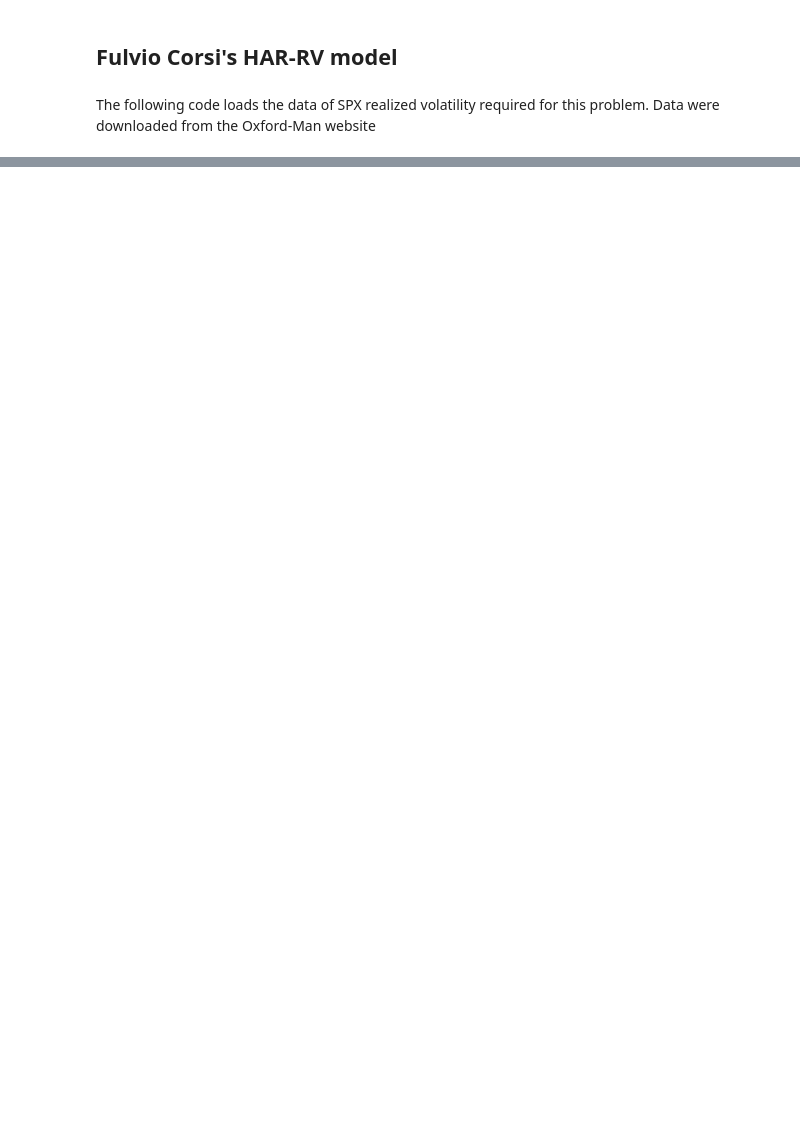
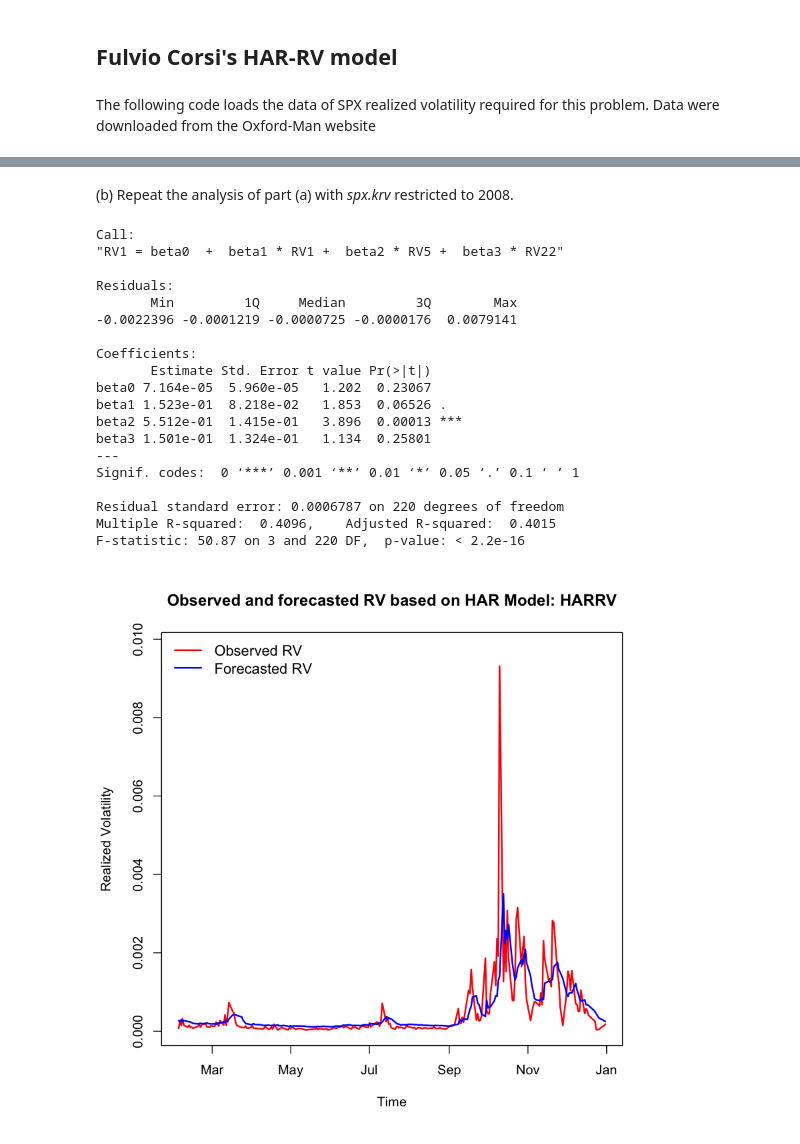
Before and after one commit to wubiya/MicroStructure, a Jupyter notebook: 9879HW6_Wu_Biya.ipynb, the cells around one changed output, grey strips where cells are left out. Cells and saved outputs as stored; diff of their text form; code cells hidden in the pictures; blank space fills up the shorter version.

```diff
--- a/9879HW6_Wu_Biya.ipynb
+++ b/9879HW6_Wu_Biya.ipynb
@@ -216,0 +251,30 @@ data.frame(head(spx.krv))
+# %% [markdown]
+
+(b) Repeat the analysis of part (a) with *spx.krv* restricted to 2008.
+# %%
+x2 <- spx.krv[!is.na(spx.krv)] #Remove NA's
+x2 <- x2['2008']
+x2 <- harModel(data=x2 , periods = c(1,5,22), RVest = c("rCov"), type="HARRV",h=1,transform=NULL)
+plot(x2)
+print(summary(x2))
+# %% [output]
+Call:
+"RV1 = beta0  +  beta1 * RV1 +  beta2 * RV5 +  beta3 * RV22"
+
+Residuals:
+       Min         1Q     Median         3Q        Max
+-0.0022396 -0.0001219 -0.0000725 -0.0000176  0.0079141
+
+Coefficients:
+       Estimate Std. Error t value Pr(>|t|)
+beta0 7.164e-05  5.960e-05   1.202  0.23067
+beta1 1.523e-01  8.218e-02   1.853  0.06526 .
+beta2 5.512e-01  1.415e-01   3.896  0.00013 ***
+beta3 1.501e-01  1.324e-01   1.134  0.25801
+---
+Signif. codes:  0 ‘***’ 0.001 ‘**’ 0.01 ‘*’ 0.05 ‘.’ 0.1 ‘ ’ 1
+
+Residual standard error: 0.0006787 on 220 degrees of freedom
+Multiple R-squared:  0.4096,    Adjusted R-squared:  0.4015
+F-statistic: 50.87 on 3 and 220 DF,  p-value: < 2.2e-16
+[figure, added]
```
Also changed, not shown: parts of 10 cells of this notebook, 2 other files.
